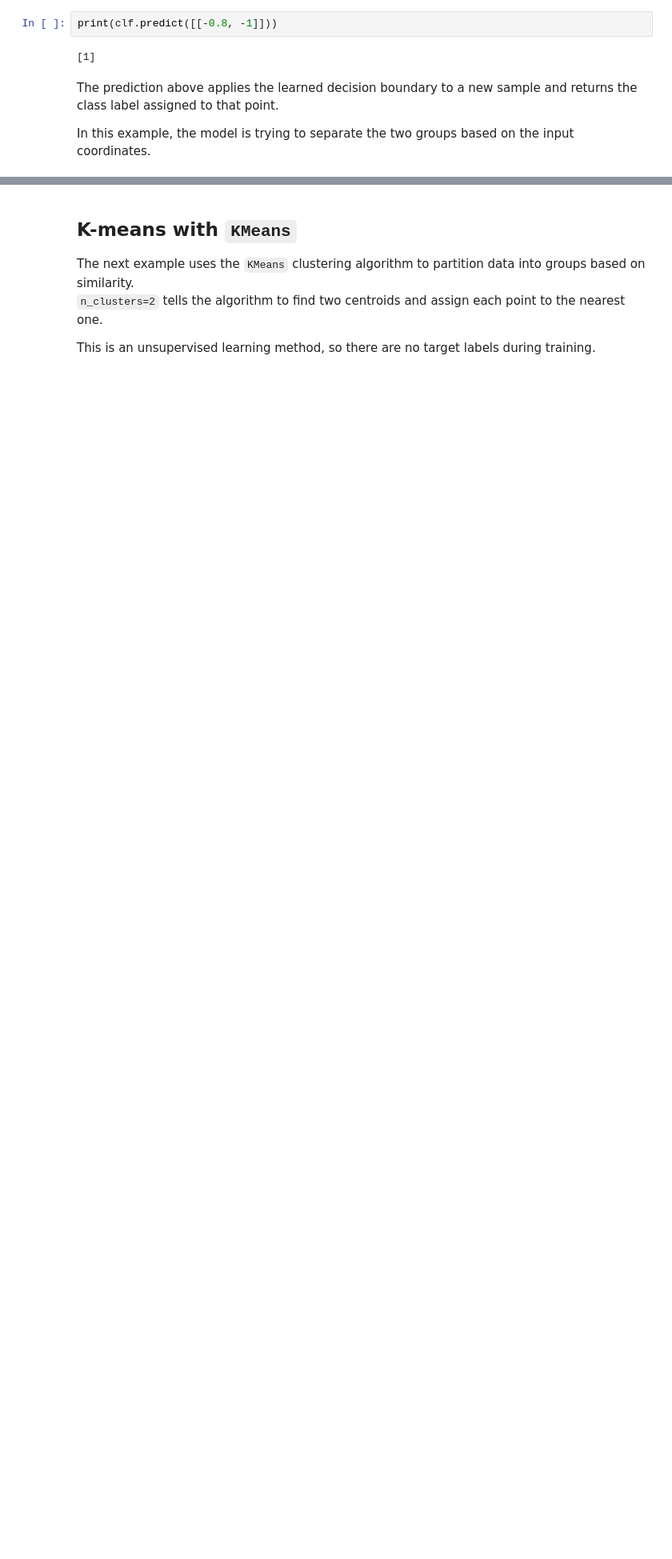
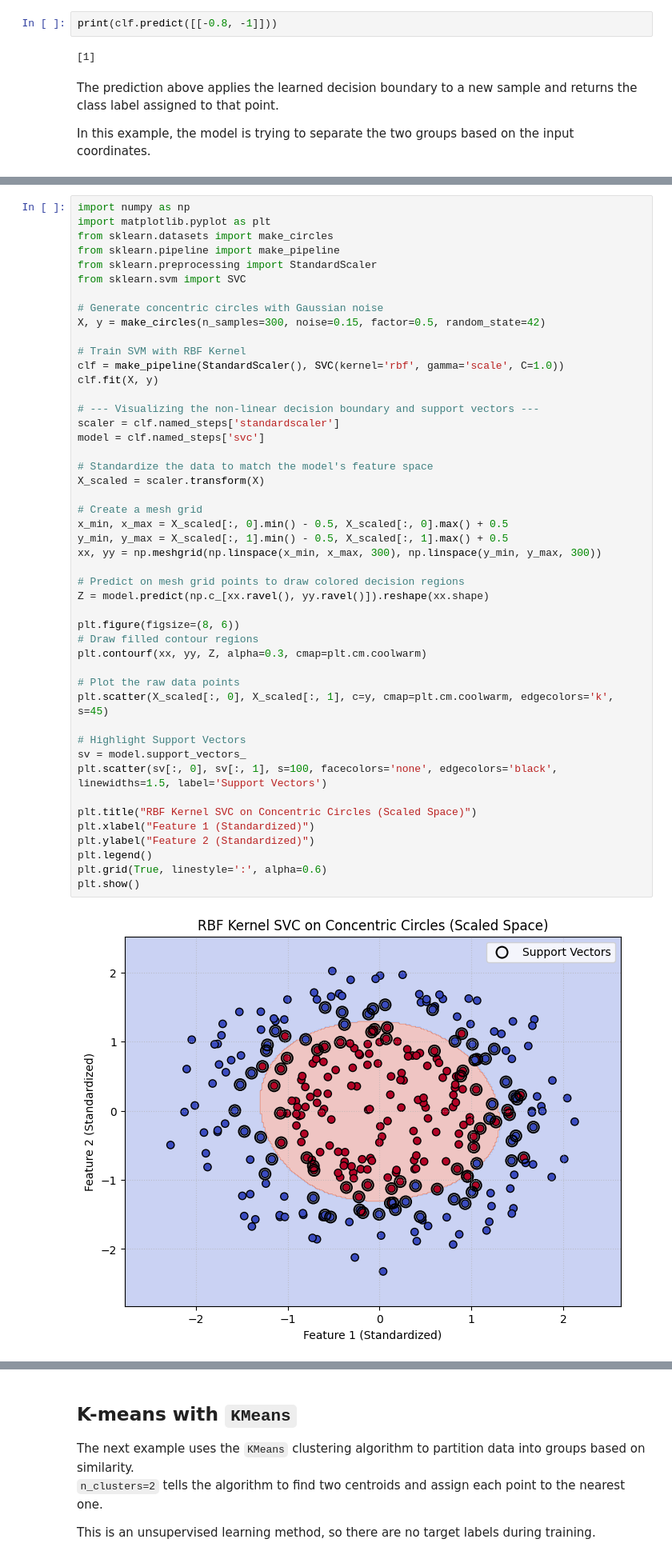
Before and after one commit to mylo2202/fsb-mle, a Jupyter notebook: session6/notebook.ipynb, the cells around one changed output, grey strips where cells are left out. Shown at 80% size. Cells and saved outputs as stored; diff of their text form; blank space fills up the shorter version.

```diff
--- a/session6/notebook.ipynb
+++ b/session6/notebook.ipynb
@@ -29,0 +126,49 @@ In this example, the model is trying to separate the two groups based on the inp
+# %%
+import numpy as np
+import matplotlib.pyplot as plt
+from sklearn.datasets import make_circles
+from sklearn.pipeline import make_pipeline
+from sklearn.preprocessing import StandardScaler
+from sklearn.svm import SVC
+
+# Generate concentric circles with Gaussian noise
+X, y = make_circles(n_samples=300, noise=0.15, factor=0.5, random_state=42)
+
+# Train SVM with RBF Kernel
+clf = make_pipeline(StandardScaler(), SVC(kernel='rbf', gamma='scale', C=1.0))
+clf.fit(X, y)
+
+# --- Visualizing the non-linear decision boundary and support vectors ---
+scaler = clf.named_steps['standardscaler']
+model = clf.named_steps['svc']
+
+# Standardize the data to match the model's feature space
+X_scaled = scaler.transform(X)
+
+# Create a mesh grid
+x_min, x_max = X_scaled[:, 0].min() - 0.5, X_scaled[:, 0].max() + 0.5
+y_min, y_max = X_scaled[:, 1].min() - 0.5, X_scaled[:, 1].max() + 0.5
+xx, yy = np.meshgrid(np.linspace(x_min, x_max, 300), np.linspace(y_min, y_max, 300))
+
+# Predict on mesh grid points to draw colored decision regions
+Z = model.predict(np.c_[xx.ravel(), yy.ravel()]).reshape(xx.shape)
+
+plt.figure(figsize=(8, 6))
+# Draw filled contour regions
+plt.contourf(xx, yy, Z, alpha=0.3, cmap=plt.cm.coolwarm)
+
+# Plot the raw data points
+plt.scatter(X_scaled[:, 0], X_scaled[:, 1], c=y, cmap=plt.cm.coolwarm, edgecolors='k', s=45)
+
+# Highlight Support Vectors
+sv = model.support_vectors_
+plt.scatter(sv[:, 0], sv[:, 1], s=100, facecolors='none', edgecolors='black', linewidths=1.5, label='Support Vectors')
+
+plt.title("RBF Kernel SVC on Concentric Circles (Scaled Space)")
+plt.xlabel("Feature 1 (Standardized)")
+plt.ylabel("Feature 2 (Standardized)")
+plt.legend()
+plt.grid(True, linestyle=':', alpha=0.6)
+plt.show()
+# %% [output]
+[figure, added]
```
Also changed, not shown: parts of 17 cells of this notebook, 1 other file.
